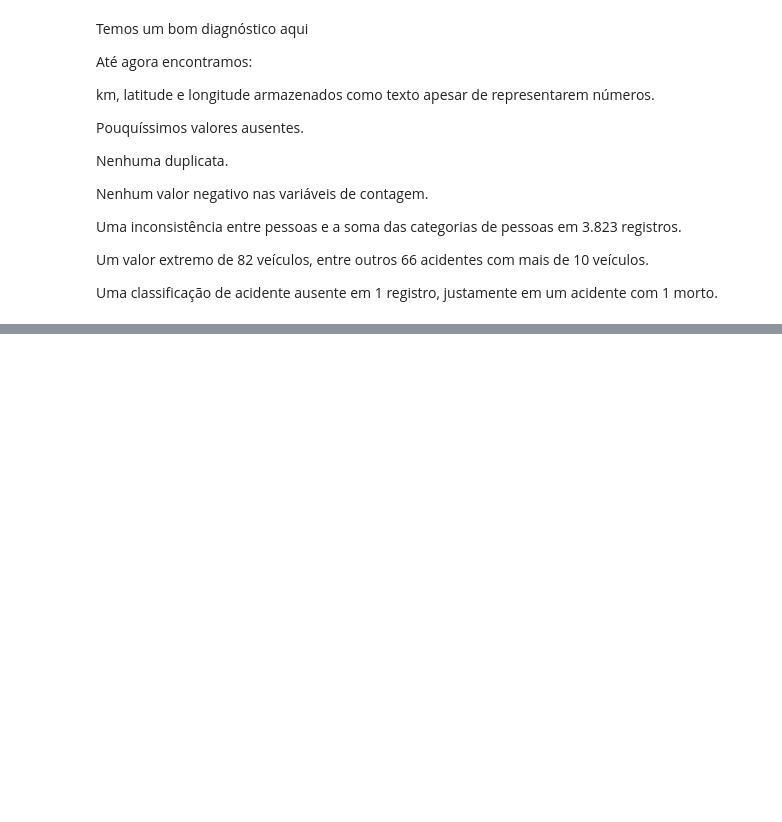
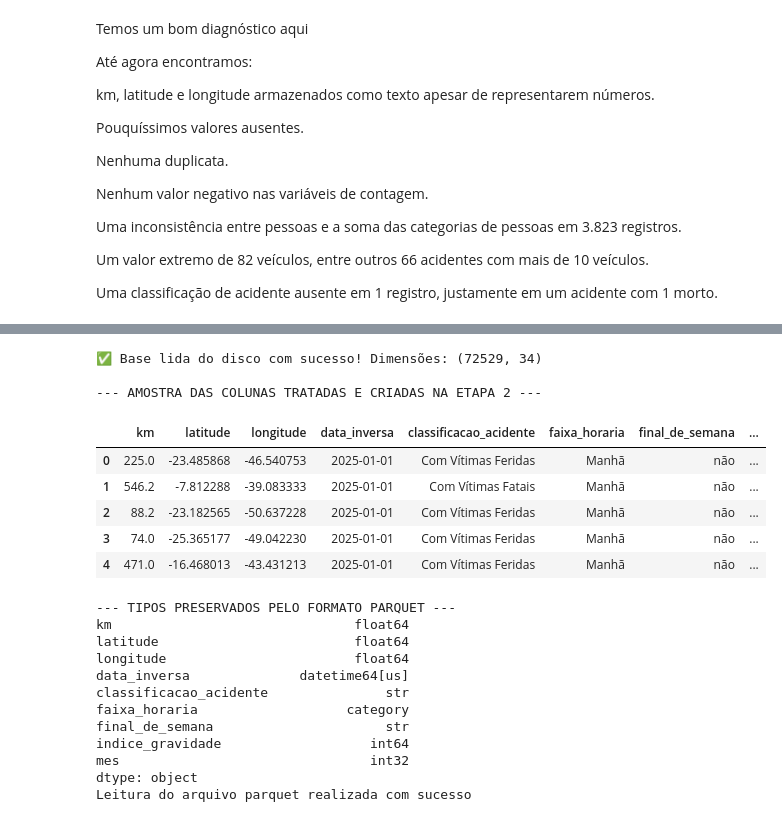
Before and after one commit to amalicef-sys/Projeto-Caixaverso-2026, a Jupyter notebook: analise/analise_acidentes_2025.ipynb, the cells around one changed output, grey strips where cells are left out. Drawn from its saved outputs; the diff is of its cells as text; code cells hidden in the pictures; blank space fills up the shorter version.

Commit message:
feat(etapa-2): conclui limpeza, transformacoes e exportacao parquet - ADEMIR GONZALES

```diff
--- a/analise/analise_acidentes_2025.ipynb
+++ b/analise/analise_acidentes_2025.ipynb
@@ -945,0 +959,11 @@ Uma classificação de acidente ausente em 1 registro, justamente em um acidente
+# %%
+# 1. Substitui a vírgula brasileira por ponto e converte direto para float
+df['km'] = df['km'].str.replace(',', '.').astype(float)
+df['latitude'] = df['latitude'].str.replace(',', '.').astype(float)
+df['longitude'] = df['longitude'].str.replace(',', '.').astype(float)
+
+# 2. Converte a data de string para datetime64 (padrão Aula 3)
+df['data_inversa'] = pd.to_datetime(df['data_inversa'])
+
+# 3. Validação dos tipos resultantes
+df[['km', 'latitude', 'longitude', 'data_inversa']].dtypes
@@ -945,0 +984,11 @@ Uma classificação de acidente ausente em 1 registro, justamente em um acidente
+# %%
+# 1. Visualizando o registro faltante identificado no diagnóstico
+print("--- REGISTRO ANTES DA IMPUTAÇÃO ---")
+display(df[df['classificacao_acidente'].isna()][['id', 'mortos', 'feridos', 'classificacao_acidente']])
+
+# 2. Imputação da regra oficial da PRF: se tem mortos, é 'Com Vítimas Fatais'
+df.loc[df['classificacao_acidente'].isna() & (df['mortos'] > 0), 'classificacao_acidente'] = 'Com Vítimas Fatais'
+
+# 3. Auditoria de Qualidade: conferindo se ainda resta algum nulo na coluna
+print("\n--- DEPOIS DA IMPUTAÇÃO ---")
+print("Quantidade de nulos restantes em classificacao_acidente:", df['classificacao_acidente'].isna().sum())
@@ -945,0 +1052,43 @@ Uma classificação de acidente ausente em 1 registro, justamente em um acidente
+# %%
+# Define caminho para salvar
+caminho_parquet = "../dados/acidentes_tratados.parquet"
+
+# Grava o DataFrame tratado em Parquet, sem o índice numérico
+df.to_parquet(caminho_parquet,index=False)
+
+# Lista de todas as colunas tratadas e criadas na Etapa 2
+colunas_tratadas = [
+    'km', 'latitude', 'longitude', 'data_inversa',       # Tipos corrigidos
+    'classificacao_acidente',                            # Imputação realizada
+    'faixa_horaria', 'final_de_semana',                  # Features criadas com cut e np.where
+    'indice_gravidade', 'mes'                            # Métricas derivadas
+]
+
+print(f"Base lida do disco com sucesso! Dimensões: {dt_leitura.shape}")
+print("\n--- AMOSTRA DAS COLUNAS TRATADAS E CRIADAS NA ETAPA 2 ---")
+display(dt_leitura[colunas_tratadas].head(5))
+
+print("\n--- TIPOS PRESERVADOS PELO FORMATO PARQUET ---")
+print(dt_leitura[colunas_tratadas].dtypes)
+# %% [output]
+✅ Base lida do disco com sucesso! Dimensões: (72529, 34)
+
+--- AMOSTRA DAS COLUNAS TRATADAS E CRIADAS NA ETAPA 2 ---
+|  | km | latitude | longitude | data_inversa | classificacao_acidente | faixa_horaria | final_de_semana | ... |
+| 0 | 225.0 | -23.485868 | -46.540753 | 2025-01-01 | Com Vítimas Feridas | Manhã | não | ... |
+| 1 | 546.2 | -7.812288 | -39.083333 | 2025-01-01 | Com Vítimas Fatais | Manhã | não | ... |
+| 2 | 88.2 | -23.182565 | -50.637228 | 2025-01-01 | Com Vítimas Feridas | Manhã | não | ... |
+| 3 | 74.0 | -25.365177 | -49.042230 | 2025-01-01 | Com Vítimas Feridas | Manhã | não | ... |
+| 4 | 471.0 | -16.468013 | -43.431213 | 2025-01-01 | Com Vítimas Feridas | Manhã | não | ... |
+--- TIPOS PRESERVADOS PELO FORMATO PARQUET ---
+km                               float64
+latitude                         float64
+longitude                        float64
+data_inversa              datetime64[us]
+classificacao_acidente               str
+faixa_horaria                   category
+final_de_semana                      str
+indice_gravidade                   int64
+mes                                int32
+dtype: object
+Leitura do arquivo parquet realizada com sucesso
```
Also changed, not shown: parts of 22 cells of this notebook, 1 other file.
